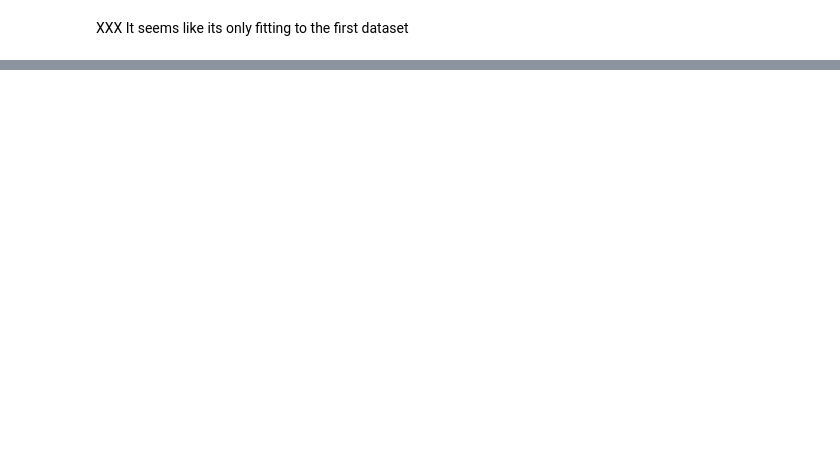
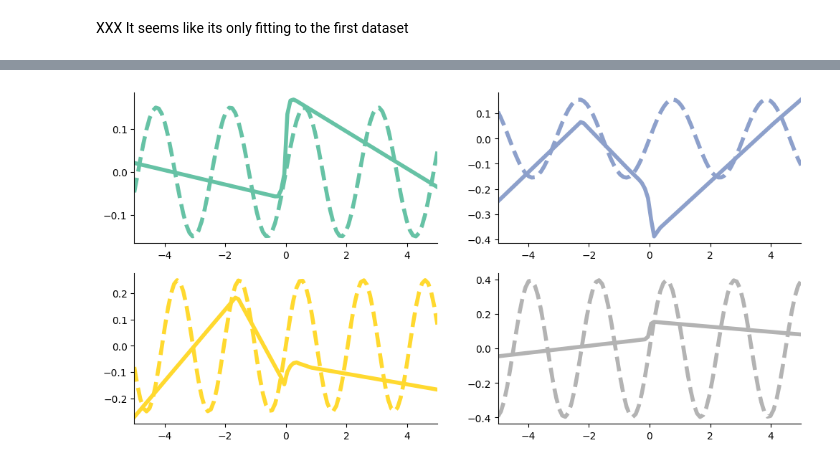
Before and after one commit to fabianp/jaxopt, a Jupyter notebook: docs/notebooks/deep_learning/maml.ipynb, the cells around one changed output, grey strips where cells are left out. Cells and saved outputs as stored; diff of their text form; code cells hidden in the pictures; blank space fills up the shorter version.

```diff
--- a/docs/notebooks/deep_learning/maml.ipynb
+++ b/docs/notebooks/deep_learning/maml.ipynb
@@ -177,2 +187,0 @@ outer_parameters = model.init(key, dummy_input)
-# %%
-gt, inner_parameters = outer_loss(outer_parameters, inner_parameters)
@@ -215,0 +197,31 @@ plt.show()
+# %%
+# Sample new tasks
+key = random.PRNGKey(1)
+
+xs = jnp.linspace(-5, 5, 100)
+plt.figure(figsize=(12, 6))
+for i in range(2):
+    for j in range(2):
+        task = 2 * i + j
+        key, subkey = random.split(key)
+        data_train, data_test, phase, amplitude = generate_task(subkey)
+        inner_parameters, _ = inner_optimization(outer_parameters, data_train)
+        predictions = jax.vmap(model.apply, in_axes=(None, 0))(inner_parameters, xs[:, None])
+
+        ax = plt.subplot2grid((2, 2), (i, j))
+        ax.plot(xs, predictions, linewidth=4, label=f'predictions for task {task+1}', color=colors[task])
+        ys = jnp.sin(phase * xs) * amplitude
+        ax.plot(xs, ys, linewidth=4, linestyle='--', label=f'ground truth for task {task+1}', color=colors[task])
+
+        ax.set_xlim(-5, 5)
+        # Hide the right and top spines
+        ax.spines.right.set_visible(False)
+        ax.spines.top.set_visible(False)
+
+        # Only show ticks on the left and bottom spines
+        ax.yaxis.set_ticks_position('left')
+        ax.xaxis.set_ticks_position('bottom')
+
+plt.show()
+# %% [output]
+[figure, added]
```
Also changed, not shown: parts of 8 cells of this notebook.
